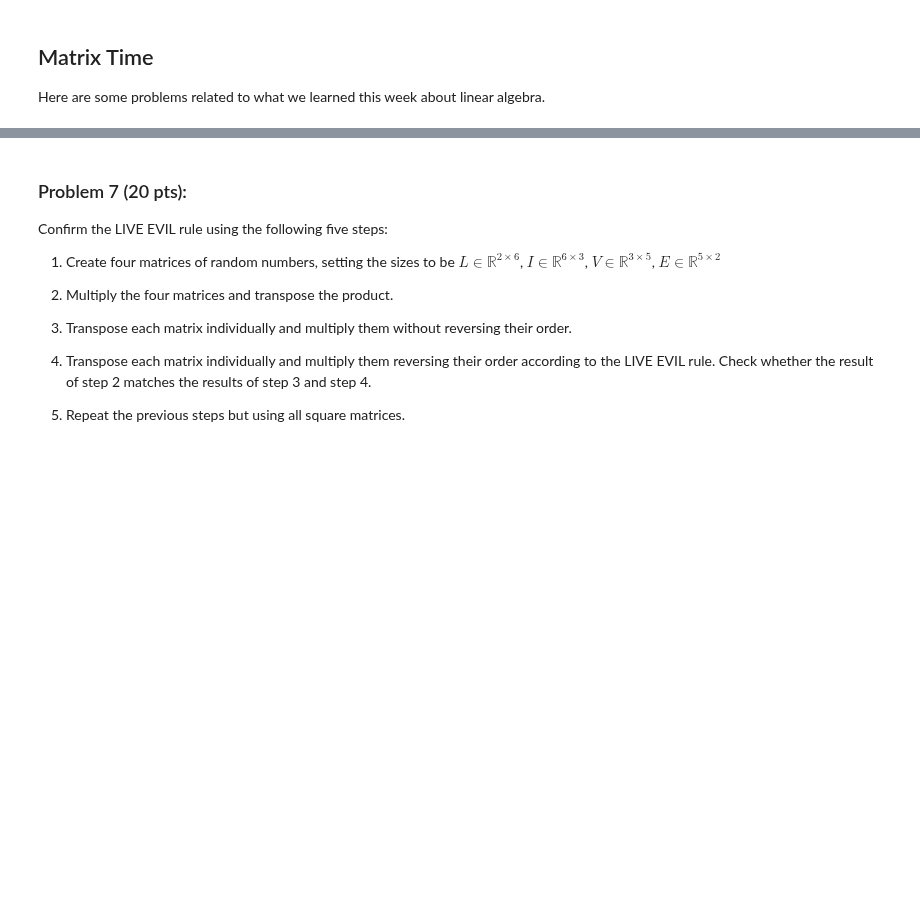
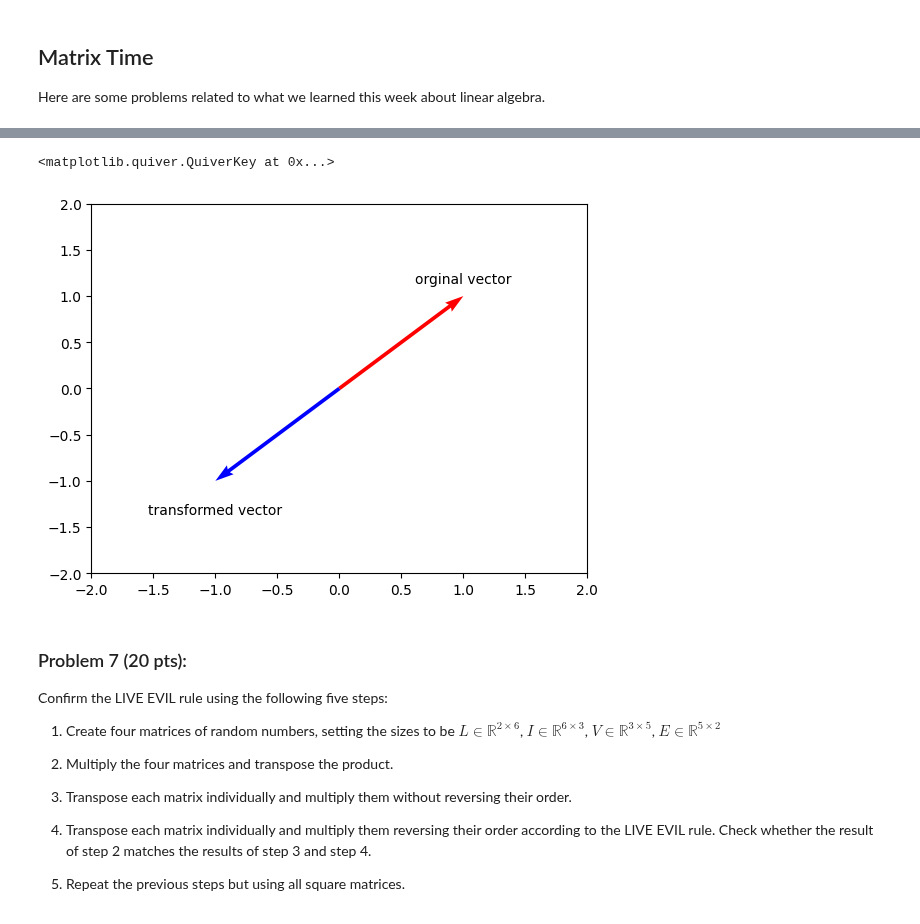
Before and after one commit to jklinck/AD450Winter2026, a Jupyter notebook: week_7_data_cleaning_matrix.ipynb, the cells around one changed output, grey strips where cells are left out. Saved outputs shown, nothing was run; the diff lists cells and outputs as text; code cells hidden in the pictures; blank space fills up the shorter version.

```diff
--- a/week_7_data_cleaning_matrix.ipynb
+++ b/week_7_data_cleaning_matrix.ipynb
@@ -293,24 +293,43 @@ Here are some problems related to what we learned this week about linear algebra
 # %%
 import numpy as np
 import matplotlib.pyplot as plt
+k = 5
 
+a1 = np.array([ [0,1], [1,0] ]) # refliction in line y = x
+a2 = np.array([ [1,0], [0,-1] ]) # reflection in y-axis
+a3 = np.array([ [-1,0], [0,1] ]) # reflection in the line x = 0
 
+b1 = np.array([ [k,0], [0,1] ]) # enlarges x in first array by k
+b2 = np.array([ [1,0], [0,k] ]) # enlarges y in second array by k
+
+c1 = np.array([ [1,k], [0,1] ]) # second vector moves to the right (along x-axis) k times
+c2 = np.array([ [1,0], [k,1] ]) # first vector moves up (along y-axis) k times
+
+d1 = np.array([ [-1,0], [0,-1] ]) # 180 degree rotation
+d2 = np.array([ [0,1], [-1,0] ]) # 90 degrees clockwise
+d3 = np.array([ [0,-1], [1,0] ]) # 90 degrees counter clockwise
+
+rand1 = np.random.randint(0,9, size=(2,1))
+rand2 = np.random.randint(0,9, size=(2,1))
 
 
 quiver = plt.quiver([0, 0], # Sets the x-cordinate of the start of the vectors
                     [0, 0], # Sets the y-cordinate of the start of the vectors
                     [1, -1], # Sets the x-cordinate of the end of the vectors
                     [1, -1], # Sets the y-cordinate of the end of the vectors
            angles='xy',
            scale_units='xy',
            scale=1,
            color=['r','b'])
 plt.xlim(-2, 2)
 plt.ylim(-2, 2)
 plt.quiverkey(quiver, 1, 1, 1, 'orginal vector', coordinates='data')
 plt.quiverkey(quiver, -1, -1.5, 1, 'transformed vector', coordinates='data')
-plt.title('Description of Transformation')
-plt.show()
+# plt.title('Description of Transformation')
+# plt.show()
+# %% [output]
+<matplotlib.quiver.QuiverKey at 0x...>
+[figure, added]
 # %% [markdown]
 ### Problem 7 (20 pts):
 Confirm the LIVE EVIL rule using the following five steps:
```
Also changed, not shown: parts of 2 cells of this notebook.
